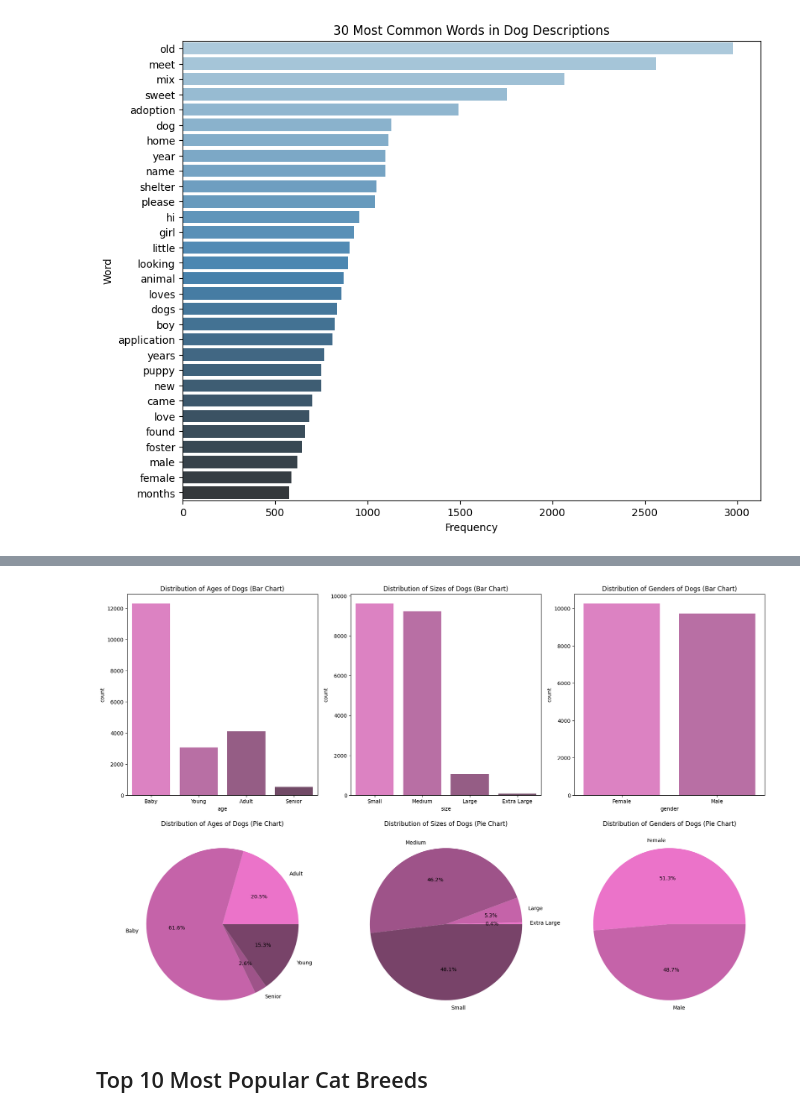
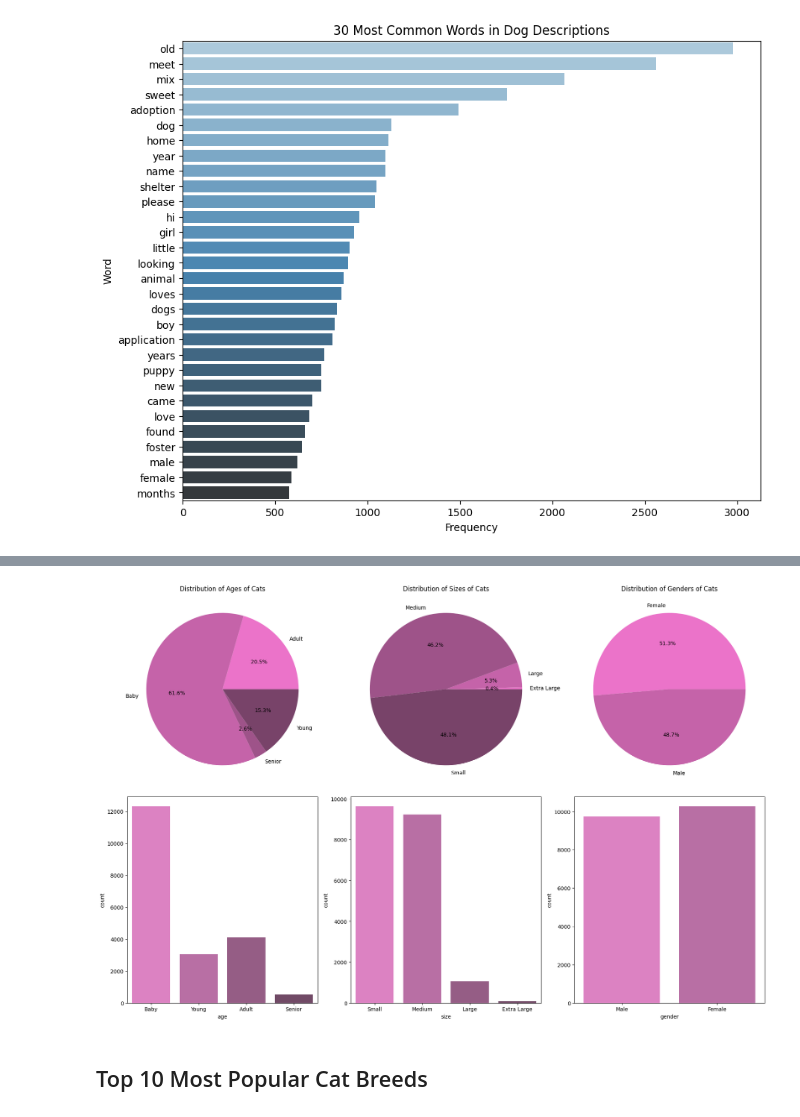
Before and after one commit to violeta-kastreva/pet-adoption-rates-research, a Jupyter notebook: pets-research.ipynb, the cells around one changed output, grey strips where cells are left out. Drawn from its saved outputs; the diff is of its cells as text; code cells hidden in the pictures.

```diff
--- a/pets-research.ipynb
+++ b/pets-research.ipynb
@@ -228,35 +240,42 @@ Now that we've gotten a feel for the dog adoption landscape, it's time to focus
 # %%
 df = pd.read_csv("data/cats.csv")
 
 pink_palette = sns.dark_palette("#eb73c9", as_cmap=False, reverse=True)
 
 fig, axs = plt.subplots(2, 3, figsize=(18, 12))  # 2 rows, 3 columns
 
+age_order = ['Baby', 'Young', 'Adult', 'Senior']
+size_order = ['Small', 'Medium', 'Large', 'Extra Large']
+gender_order = ['Male', 'Female']
+
 # Age distribution
-sns.countplot(x='age', data=df, order=age_order, palette=pink_palette, ax=axs[0, 0])
-axs[0, 0].set_title('Distribution of Ages of Dogs (Bar Chart)')
-df['age'].value_counts().sort_index().plot(kind='pie', autopct='%1.1f%%', colors=pink_palette, ax=axs[1, 0])
-axs[1, 0].set_title('Distribution of Ages of Dogs (Pie Chart)')
-axs[1, 0].set_ylabel('')
+df['age'].value_counts().sort_index().plot(kind='pie', autopct='%1.1f%%', ax=axs[0, 0], colors=pink_palette)
+axs[0, 0].set_title('Distribution of Ages of Cats')
+axs[0, 0].set_ylabel('')  # removing the y-label as it's not relevant in pie charts
+
+sns.countplot(x='age', data=df, order=age_order, palette=pink_palette, ax=axs[1, 0])
+axs[1, 0].set_title('')
 
 # Size distribution
-sns.countplot(x='size', data=df, order=size_order, palette=pink_palette, ax=axs[0, 1])
-axs[0, 1].set_title('Distribution of Sizes of Dogs (Bar Chart)')
-df['size'].value_counts().sort_index().plot(kind='pie', autopct='%1.1f%%', colors=pink_palette, ax=axs[1, 1])
-axs[1, 1].set_title('Distribution of Sizes of Dogs (Pie Chart)')
-axs[1, 1].set_ylabel('')
+df['size'].value_counts().sort_index().plot(kind='pie', autopct='%1.1f%%', ax=axs[0, 1], colors=pink_palette)
+axs[0, 1].set_title('Distribution of Sizes of Cats')
+axs[0, 1].set_ylabel('')  # removing the y-label as it's not relevant in pie charts
+
+sns.countplot(x='size', data=df, order=size_order, palette=pink_palette, ax=axs[1, 1])
+axs[1, 1].set_title('')
 
 # Gender distribution
-sns.countplot(x='gender', data=df, palette=pink_palette, ax=axs[0, 2])
-axs[0, 2].set_title('Distribution of Genders of Dogs (Bar Chart)')
-df['gender'].value_counts().plot(kind='pie', autopct='%1.1f%%', colors=pink_palette, ax=axs[1, 2])
-axs[1, 2].set_title('Distribution of Genders of Dogs (Pie Chart)')
-axs[1, 2].set_ylabel('')
+df['gender'].value_counts().plot(kind='pie', autopct='%1.1f%%', ax=axs[0, 2], colors=pink_palette)
+axs[0, 2].set_title('Distribution of Genders of Cats')
+axs[0, 2].set_ylabel('')  # removing the y-label as it's not relevant in pie charts
+
+sns.countplot(x='gender', data=df, order=gender_order, palette=pink_palette, ax=axs[1, 2])
+axs[1, 2].set_title('')
 
 plt.tight_layout()
 plt.show()
 # %% [output]
-[figure, old version]
+[figure, new version]
 # %% [markdown]
 ## Top 10 Most Popular Cat Breeds
 # %%
```
Also changed, not shown: parts of 15 cells of this notebook.
